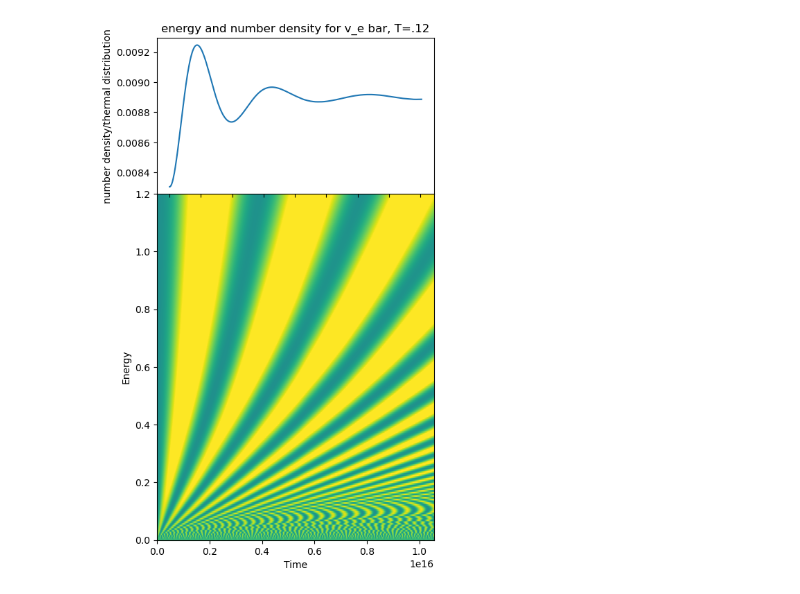
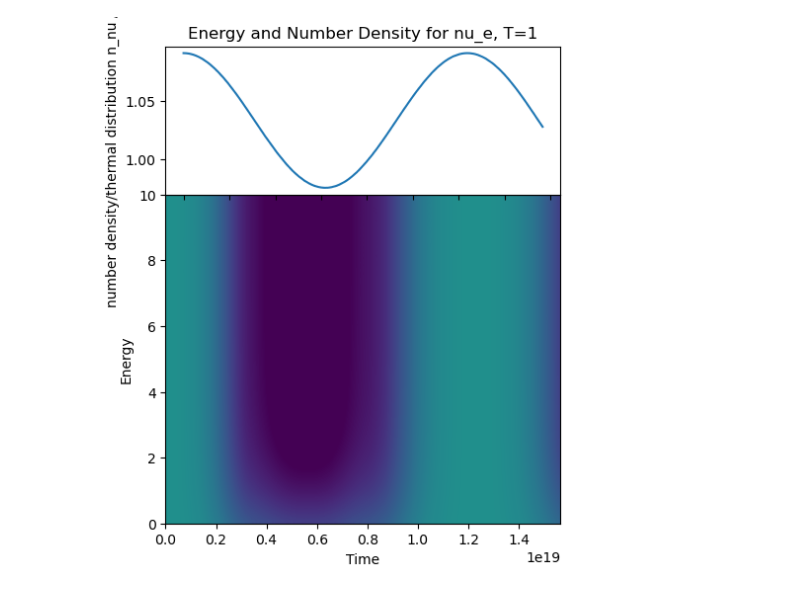
Before and after one commit to nuLABatUSD/QKESolve, a Jupyter notebook: color maps for number density.ipynb, the cells around one changed output. Saved outputs shown, nothing was run; the diff lists cells and outputs as text; code cells hidden in the pictures.

Commit message:
updated color maps and plots with two layout options

```diff
--- a/color maps for number density.ipynb
+++ b/color maps for number density.ipynb
@@ -2,7 +2,7 @@
 import numpy as np
 import matplotlib.pyplot as plt
 # %%
-data = np.load("Run20-long.npz", allow_pickle=True)
+data = np.load("T100TTFT.npz", allow_pickle=True)
 settings = data['settings'].item()
 raw = data['raw'].item()
 nu3D = raw['nu3D']
@@ -29,10 +29,9 @@ def create_c(function, data):
 def one_number_density(t, ddE, data):
     y = np.zeros(len(E[1:]))
     for i in range(len(y)):
-        d = ddE(E[i+1], data[t,i,0], data[t,i,3])
-        y[i] = d * E[i+1]**2
+        y[i] = ddE(E[i+1], data[t,i,0], data[t,i,3])
 
-    return 2 / (3 * 1.20206 * T**3) * np.trapz(y,E[1:])
+    return 4 * np.pi**2 / (3 * 1.20206 * T**3) * np.trapz(y,E[1:])
 # %%
 def all_number_densities(ddE, data):
     n = np.zeros(len(time))
@@ -41,13 +40,14 @@ def all_number_densities(ddE, data):
     return n
 # %%
 def plot(function, data, title):
-    plt.figure(figsize=[4,4.5])
+    fig = plt.figure(figsize=[4,3])
     color = plt.axes([0.1, 0, 1.00, 1.11])
     dens = plt.axes([0.1, 1.11, 1.00, 0.5])
 
+    x = time
     y = all_number_densities(function, data)
-    dens.plot(y)
-    dens.set_ylabel("number density/thermal distribution")
+    dens.plot(x,y)
+    dens.set_ylabel("number density/thermal distribution n_nu / n_{nu, th}")
 
     c = create_c(function, data)
     color.imshow(c[:,1:],origin='lower',vmin=0.9,vmax=1.1,aspect='auto',extent=(time[0], time[len(time)-1], E[0], E[len(E)-1]))
@@ -56,4 +56,3 @@ def plot(function, data, title):
     dens.xaxis.set_major_formatter(plt.NullFormatter())
     color.set_xlabel("Time")
     plt.title(title)
-    plt.show()
@@ -72,4 +59,4 @@ plot(dnue_dE, nu3D, "energy and number density for v_e, T=.12")
-# %%
-plot(dnue_dE, nubar3D, "energy and number density for v_e bar, T=.12")
-# %% [output]
-[figure, removed]
+# %%
+plot(dnue_dE, nu3D, "Energy and Number Density for nu_e, T=1")
+# %% [output]
+[figure, added]
```
Also changed, not shown: parts of 5 cells of this notebook.
